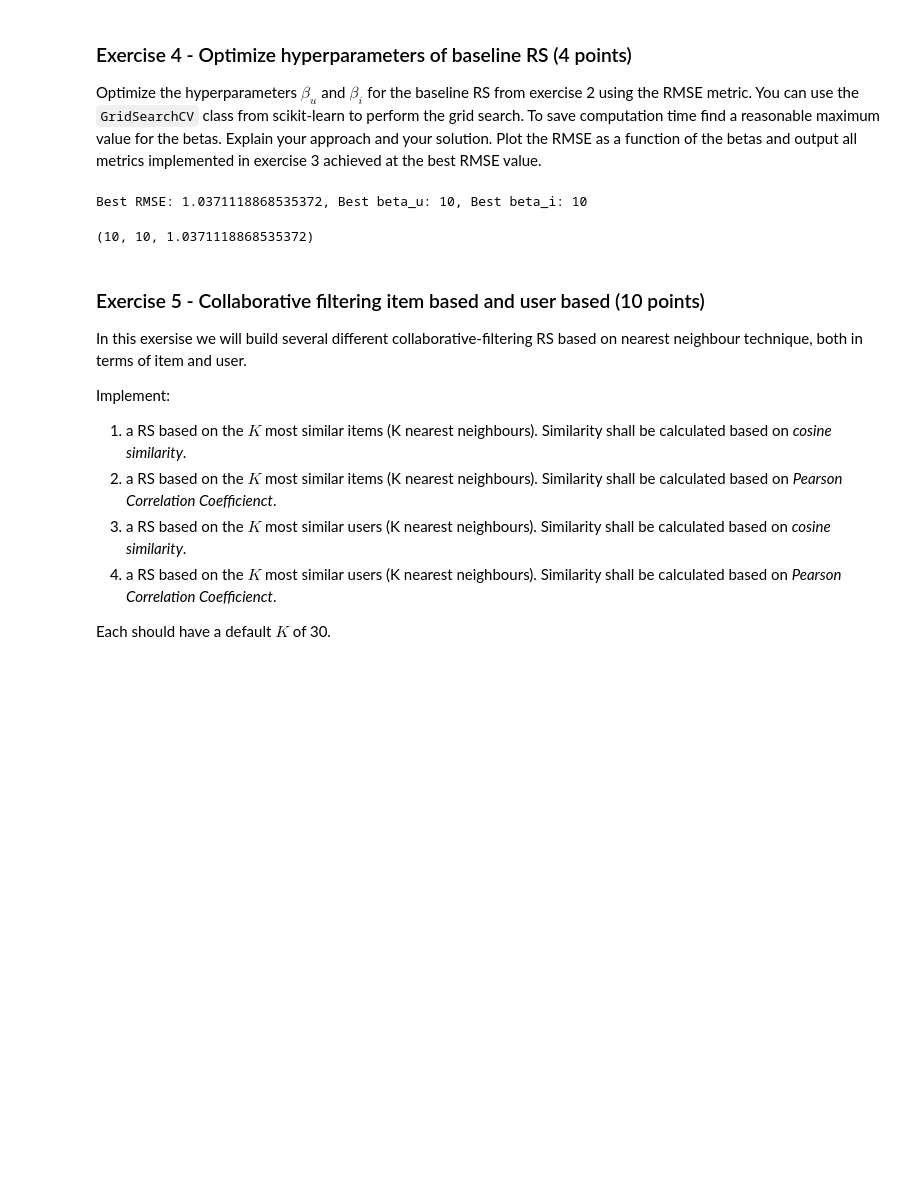
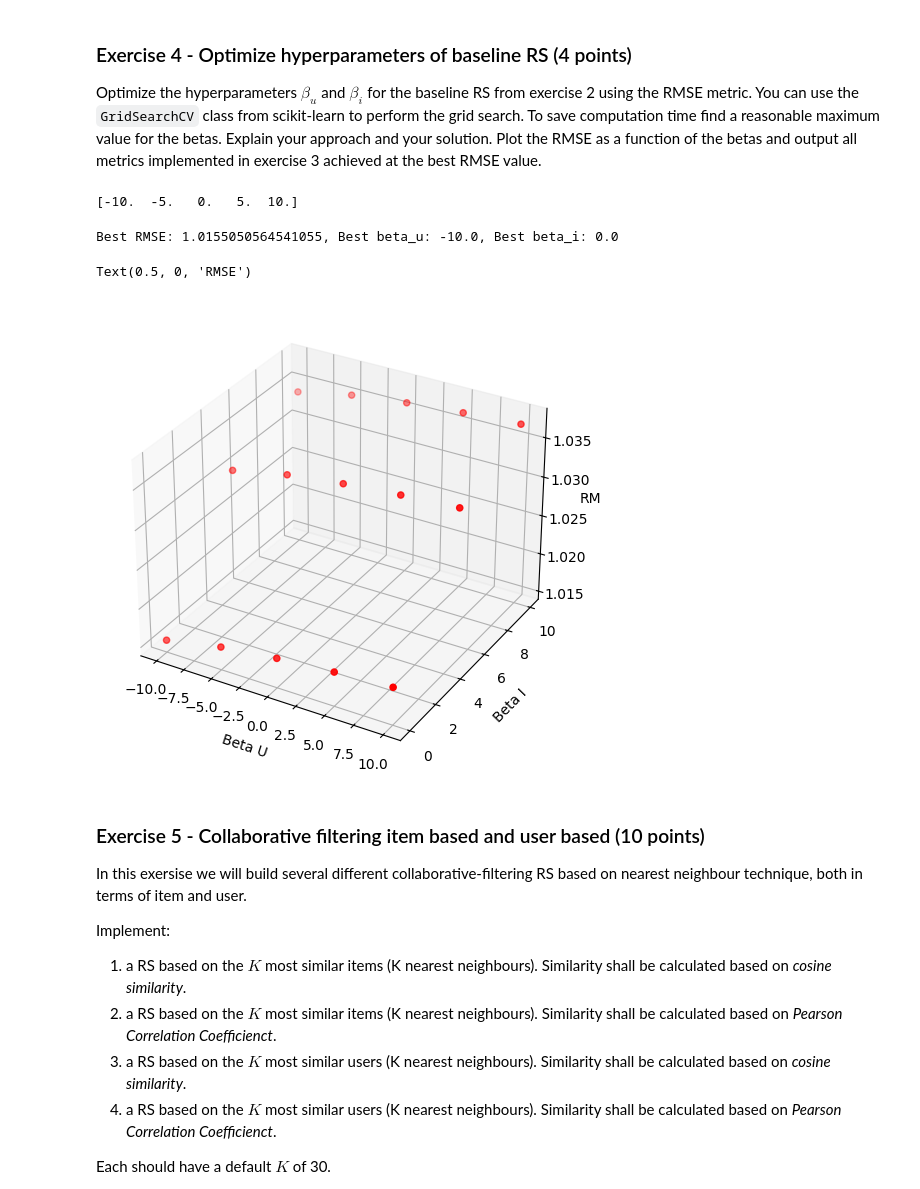
Before and after one commit to okaynils/fhnw-ds-rsy, a Jupyter notebook: MiniChallenge/RSY_ MiniChallenge_FS24.ipynb, the cells around one changed output. Drawn from its saved outputs; the diff is of its cells as text; code cells hidden in the pictures; blank space fills up the shorter version.

```diff
--- a/MiniChallenge/RSY_ MiniChallenge_FS24.ipynb
+++ b/MiniChallenge/RSY_ MiniChallenge_FS24.ipynb
@@ -537,6 +536,7 @@ def manual_grid_search(X_train, X_test, beta_u_values, beta_i_values, top_n):
     best_rmse = np.inf
     best_beta_u = None
     best_beta_i = None
+    rmse_values = []
 
     for beta_u in beta_u_values:
         for beta_i in beta_i_values:
@@ -555,22 +555,39 @@ def manual_grid_search(X_train, X_test, beta_u_values, beta_i_values, top_n):
 
             avg_rmse = rmse_sum / count if count else np.inf
 
+            rmse_values.append((beta_u, beta_i, avg_rmse))
+
             if avg_rmse < best_rmse:
                 best_rmse = avg_rmse
                 best_beta_u = beta_u
                 best_beta_i = beta_i
 
     print(f"Best RMSE: {best_rmse}, Best beta_u: {best_beta_u}, Best beta_i: {best_beta_i}")
-    return best_beta_u, best_beta_i, best_rmse
+    return best_beta_u, best_beta_i, best_rmse, rmse_values
 
-beta_u_values = [10, 20, 30]
-beta_i_values = [10, 20, 30]
+beta_u_values = np.linspace(-10, 10, num=5)
+beta_i_values = np.linspace(-10, 10, num=5)
 top_n = 50
 
-manual_grid_search(user_item_matrix.values, user_item_matrix.values, beta_u_values, beta_i_values, top_n)
+print(beta_u_values)
+
+best_beta_u, best_beta_i, best_rmse, rmse_values = manual_grid_search(user_item_matrix.values, user_item_matrix.values, beta_u_values, beta_i_values, top_n)
 # %% [output]
-Best RMSE: 1.0371118868535372, Best beta_u: 10, Best beta_i: 10
+[-10.  -5.   0.   5.  10.]
-(10, 10, 1.0371118868535372)
+Best RMSE: 1.0155050564541055, Best beta_u: -10.0, Best beta_i: 0.0
+# %%
+rmse_values = np.array(rmse_values)
+
+fig = plt.figure(figsize=(10, 6))
+ax = fig.add_subplot(111, projection='3d')
+ax.scatter(rmse_values[:, 0], rmse_values[:, 1], rmse_values[:, 2], c='r')
+
+ax.set_xlabel('Beta U')
+ax.set_ylabel('Beta I')
+ax.set_zlabel('RMSE')
+# %% [output]
+Text(0.5, 0, 'RMSE')
+[figure, added]
 # %% [markdown]
 ### Exercise 5 - Collaborative filtering item based and user based (10 points)
 In this exersise we will build several different collaborative-filtering RS based on nearest neighbour technique, both in terms of item and user.
```
Also changed, not shown: parts of 12 cells of this notebook.
